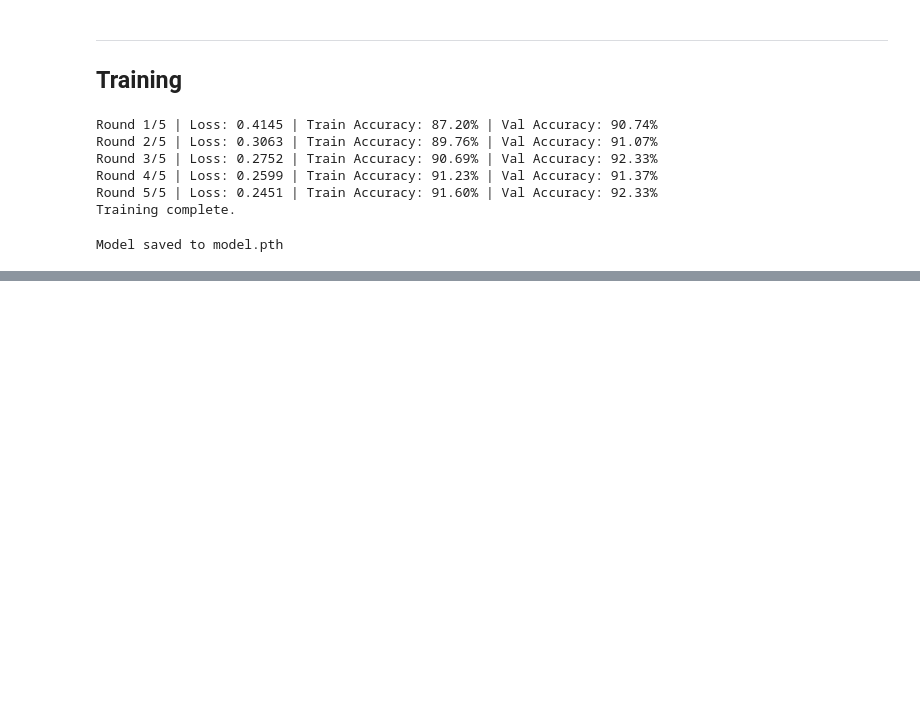
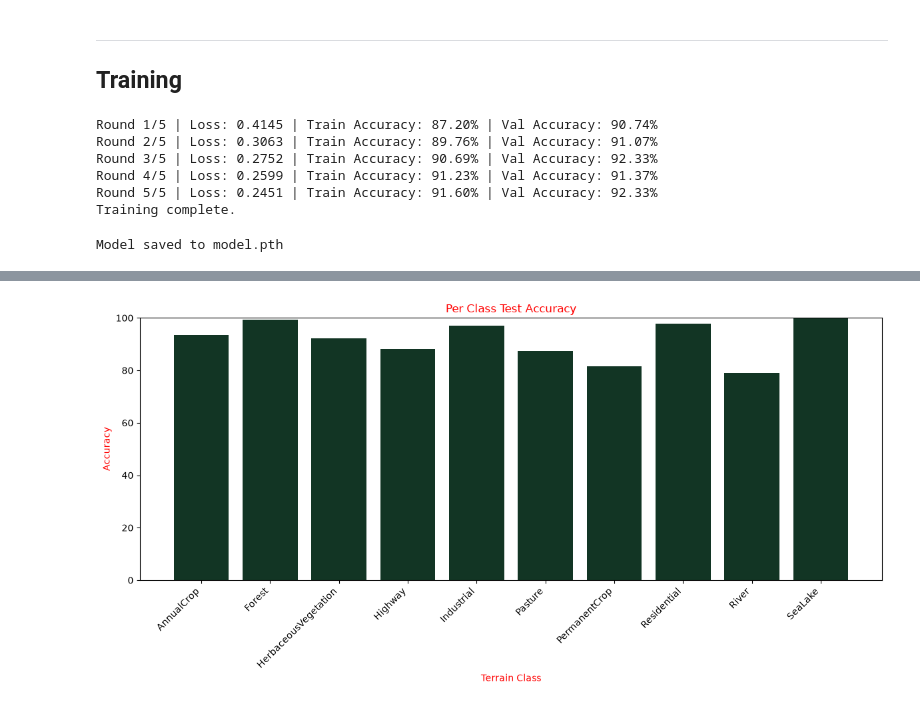
Before and after one commit to jpitts-dev/aerial-scene-classifier, a Jupyter notebook: notebook.ipynb, the cells around one changed output, grey strips where cells are left out. Cells and saved outputs as stored; diff of their text form; code cells hidden in the pictures; blank space fills up the shorter version.

```diff
--- a/notebook.ipynb
+++ b/notebook.ipynb
@@ -288,0 +320,26 @@ Model saved to model.pth
+# %%
+# Per class accuracy
+class_correct = [0] * len(class_names)
+class_total = [0] * len(class_names)
+
+model.eval()
+with torch.no_grad():
+    for images, labels in test_loader:
+        images = images.to(device)
+        labels = labels.to(device)
+        outputs = model(images)
+
+        # Get predicted class for each image
+        scores, predicted = torch.max(outputs, 1)
+
+        # Check each prediction
+        for i in range(len(labels)):
+            label = labels[i].item()
+            class_total[label] += 1
+            if predicted[i].item() == label:
+                class_correct[label] += 1
+
+# Print accuracy for each class
+for i in range(len(class_names)):
+    accuracy = 100 * class_correct[i] / class_total[i]
+    print(f"{class_names[i]}: {accuracy:.2f}%")
@@ -288,0 +357,18 @@ Model saved to model.pth
+# %%
+# Visualization per class accuracy
+class_accuracies = []
+for i in range(len(class_names)):
+    accuracy = 100 * class_correct[i] / class_total[i]
+    class_accuracies.append(accuracy)
+
+plt.figure(figsize=(12, 6))
+plt.bar(class_names, class_accuracies, color="#123524")
+plt.title("Per Class Test Accuracy", color="red")
+plt.xlabel("Terrain Class", color="red")
+plt.ylabel("Accuracy", color="red")
+plt.xticks(rotation=45, ha="right")
+plt.ylim(0, 100)
+plt.tight_layout()
+plt.show()
+# %% [output]
+[figure, added]
```
Also changed, not shown: parts of 9 cells of this notebook, 1 other file.
